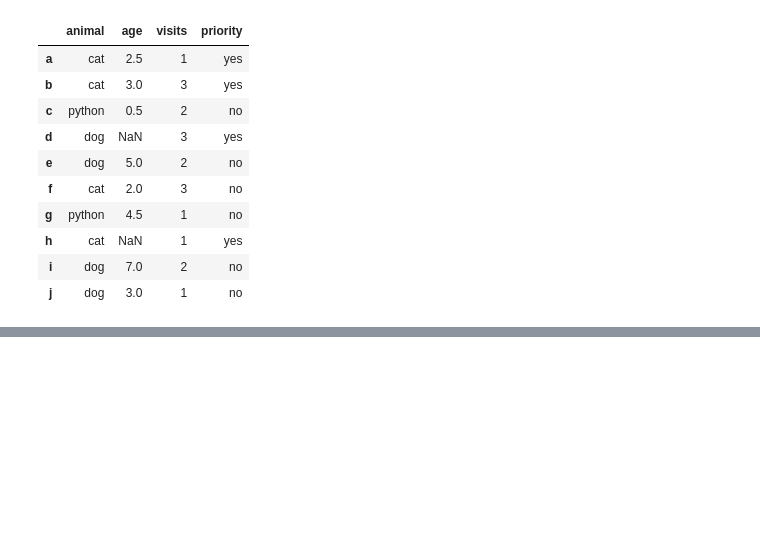
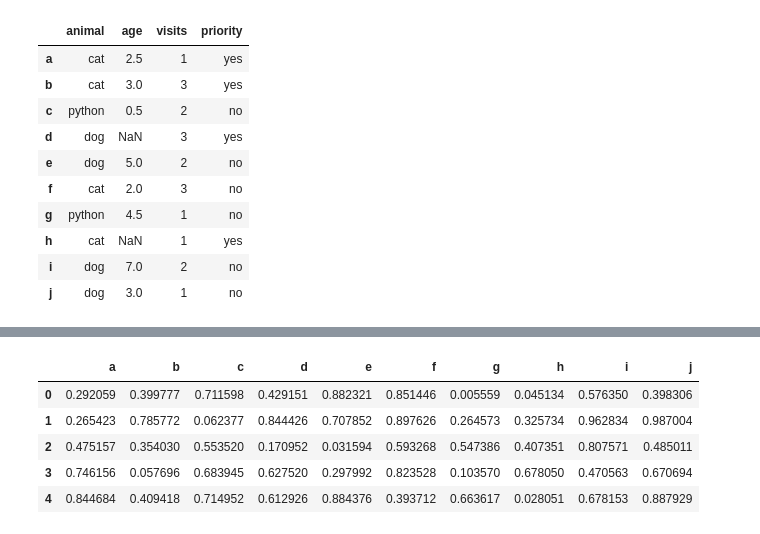
Before and after one commit to TanjiEvan/Python, a Jupyter notebook: Numpy&Pandas/100_Pandas_Problems.ipynb, the cells around one changed output, grey strips where cells are left out. Drawn from its saved outputs; the diff is of its cells as text; code cells hidden in the pictures; blank space fills up the shorter version.

```diff
--- a/Numpy&Pandas/100_Pandas_Problems.ipynb
+++ b/Numpy&Pandas/100_Pandas_Problems.ipynb
@@ -428,0 +617,10 @@ df
+# %%
+df = pd.DataFrame(np.random.random(size=(5, 10)), columns=list('abcdefghij'))
+df
+# %% [output]
+|  | a | b | c | d | e | f | g | h | i | j |
+| 0 | 0.292059 | 0.399777 | 0.711598 | 0.429151 | 0.882321 | 0.851446 | 0.005559 | 0.045134 | 0.576350 | 0.398306 |
+| 1 | 0.265423 | 0.785772 | 0.062377 | 0.844426 | 0.707852 | 0.897626 | 0.264573 | 0.325734 | 0.962834 | 0.987004 |
+| 2 | 0.475157 | 0.354030 | 0.553520 | 0.170952 | 0.031594 | 0.593268 | 0.547386 | 0.407351 | 0.807571 | 0.485011 |
+| 3 | 0.746156 | 0.057696 | 0.683945 | 0.627520 | 0.297992 | 0.823528 | 0.103570 | 0.678050 | 0.470563 | 0.670694 |
+| 4 | 0.844684 | 0.409418 | 0.714952 | 0.612926 | 0.884376 | 0.393712 | 0.663617 | 0.028051 | 0.678153 | 0.887929 |
```
Also changed, not shown: parts of 27 cells of this notebook.
